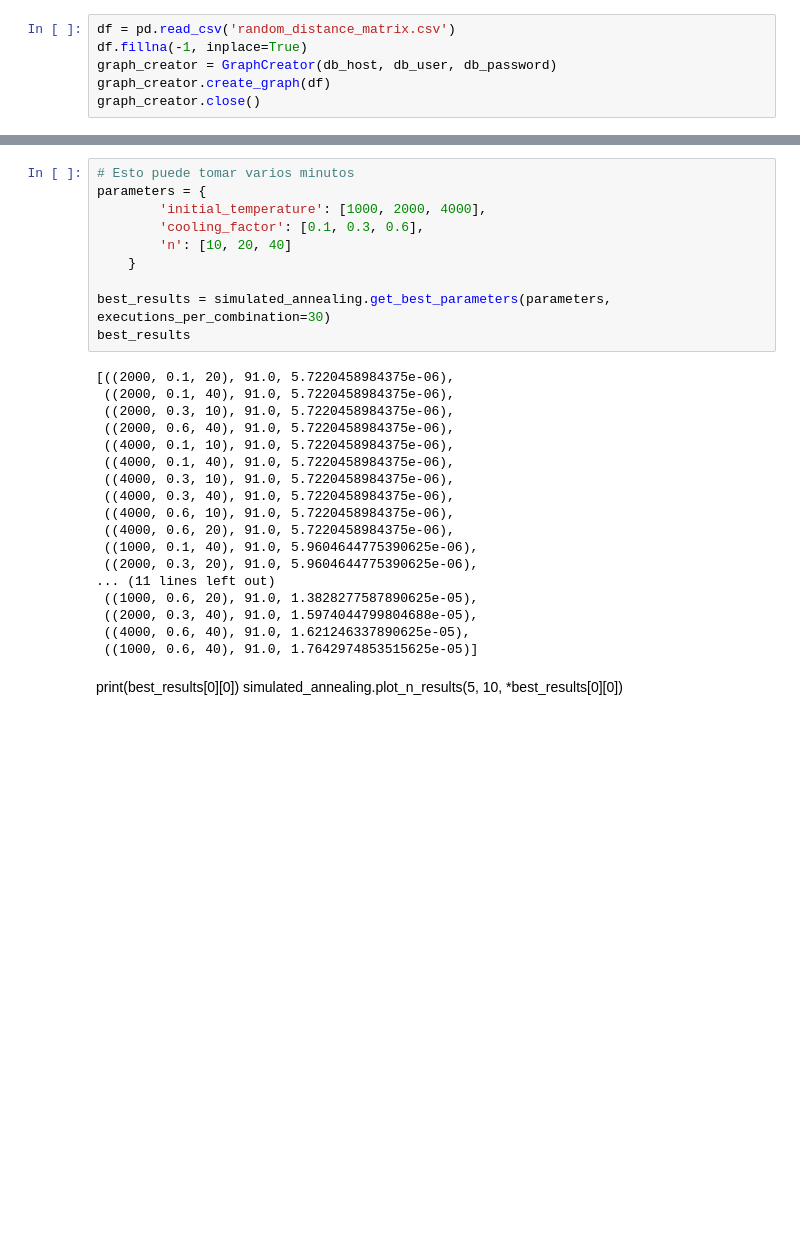
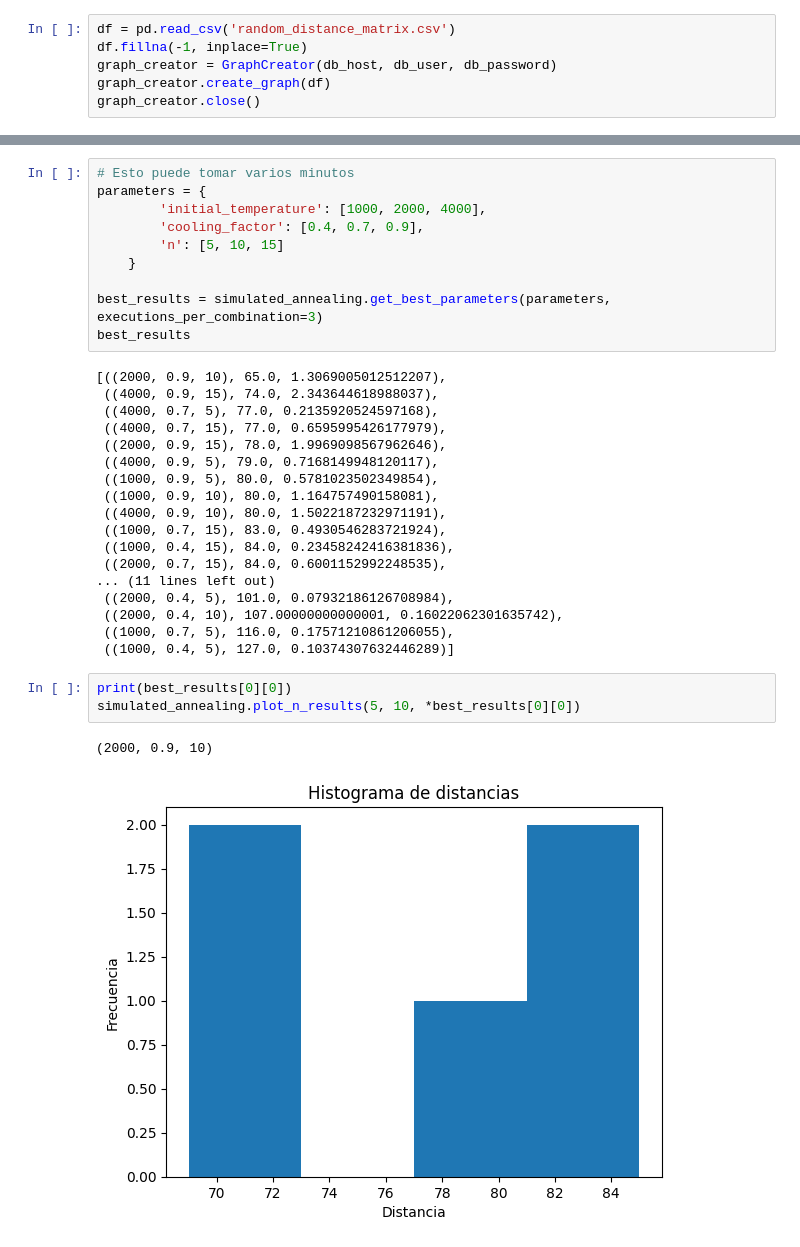
Before and after one commit to Ing-jdum/TSP, a Jupyter notebook: proyecto.ipynb, the cells around one changed output, grey strips where cells are left out. Drawn from its saved outputs; the diff is of its cells as text; blank space fills up the shorter version.

```diff
--- a/proyecto.ipynb
+++ b/proyecto.ipynb
@@ -103,33 +97,36 @@ ValueError: Sample larger than population or is negative
 # Esto puede tomar varios minutos
 parameters = {
         'initial_temperature': [1000, 2000, 4000],
-        'cooling_factor': [0.1, 0.3, 0.6],
-        'n': [10, 20, 40]
+        'cooling_factor': [0.4, 0.7, 0.9],
+        'n': [5, 10, 15]
     }
 
-best_results = simulated_annealing.get_best_parameters(parameters, executions_per_combination=30)
+best_results = simulated_annealing.get_best_parameters(parameters, executions_per_combination=3)
 best_results
 # %% [output]
-[((2000, 0.1, 20), 91.0, 5.7220458984375e-06),
- ((2000, 0.1, 40), 91.0, 5.7220458984375e-06),
- ((2000, 0.3, 10), 91.0, 5.7220458984375e-06),
- ((2000, 0.6, 40), 91.0, 5.7220458984375e-06),
- ((4000, 0.1, 10), 91.0, 5.7220458984375e-06),
- ((4000, 0.1, 40), 91.0, 5.7220458984375e-06),
- ((4000, 0.3, 10), 91.0, 5.7220458984375e-06),
- ((4000, 0.3, 40), 91.0, 5.7220458984375e-06),
- ((4000, 0.6, 10), 91.0, 5.7220458984375e-06),
- ((4000, 0.6, 20), 91.0, 5.7220458984375e-06),
- ((1000, 0.1, 40), 91.0, 5.9604644775390625e-06),
- ((2000, 0.3, 20), 91.0, 5.9604644775390625e-06),
+[((2000, 0.9, 10), 65.0, 1.3069005012512207),
+ ((4000, 0.9, 15), 74.0, 2.343644618988037),
+ ((4000, 0.7, 5), 77.0, 0.2135920524597168),
+ ((4000, 0.7, 15), 77.0, 0.6595995426177979),
+ ((2000, 0.9, 15), 78.0, 1.9969098567962646),
+ ((4000, 0.9, 5), 79.0, 0.7168149948120117),
+ ((1000, 0.9, 5), 80.0, 0.5781023502349854),
+ ((1000, 0.9, 10), 80.0, 1.164757490158081),
+ ((4000, 0.9, 10), 80.0, 1.5022187232971191),
+ ((1000, 0.7, 15), 83.0, 0.4930546283721924),
+ ((1000, 0.4, 15), 84.0, 0.23458242416381836),
+ ((2000, 0.7, 15), 84.0, 0.6001152992248535),
 ... (11 lines left out)
- ((1000, 0.6, 20), 91.0, 1.3828277587890625e-05),
- ((2000, 0.3, 40), 91.0, 1.5974044799804688e-05),
- ((4000, 0.6, 40), 91.0, 1.621246337890625e-05),
- ((1000, 0.6, 40), 91.0, 1.7642974853515625e-05)]
+ ((2000, 0.4, 5), 101.0, 0.07932186126708984),
+ ((2000, 0.4, 10), 107.00000000000001, 0.16022062301635742),
+ ((1000, 0.7, 5), 116.0, 0.17571210861206055),
+ ((1000, 0.4, 5), 127.0, 0.10374307632446289)]
-# %% [markdown]
-print(best_results[0][0])
-simulated_annealing.plot_n_results(5, 10, *best_results[0][0])
+# %%
+print(best_results[0][0])
+simulated_annealing.plot_n_results(5, 10, *best_results[0][0])
+# %% [output]
+(2000, 0.9, 10)
+[figure, added]
 # %%
 for n in [5, 10, 20, 40, 60]:
     generate_data(n)
```
Also changed, not shown: parts of 9 cells of this notebook, 5 other files.
